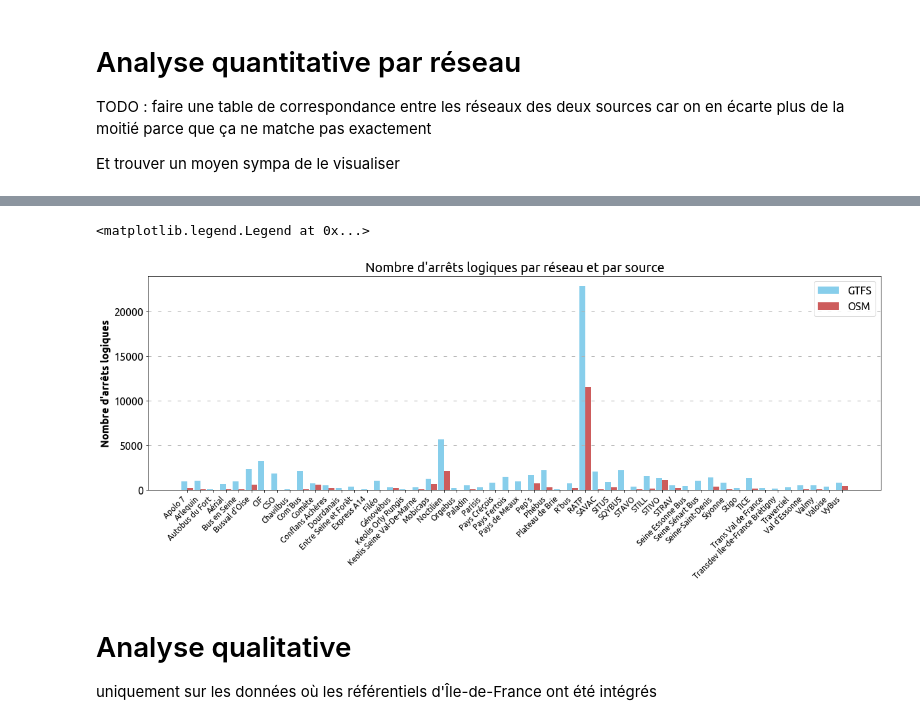
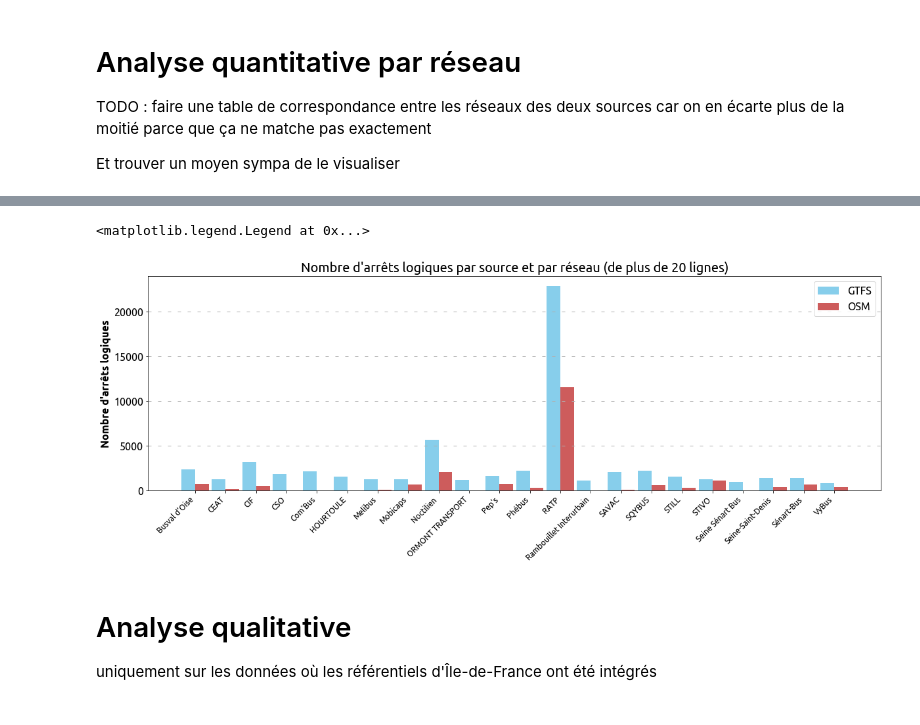
Before and after one commit to Jungle-Bus/ref-fr-STIF, a Jupyter notebook: audit_routepoints/idf_audit.ipynb, the cells around one changed output, grey strips where cells are left out. Drawn from its saved outputs; the diff is of its cells as text; code cells hidden in the pictures.

Commit message:
audit - enhance network matching + new image

```diff
--- a/audit_routepoints/idf_audit.ipynb
+++ b/audit_routepoints/idf_audit.ipynb
@@ -251,14 +295,19 @@ networks.head()
 # %%
+# Réseaux de plus de 20 lignes
+networks_20lines_and_more = networks[networks["gtfs_lines_count"] >= 20].copy()
+networks_20lines_and_more["label"] = networks_20lines_and_more["gtfs_lines_count"].apply(str)
+networks_20lines_and_more["label"] = networks_20lines_and_more["gtfs_agency_name"] + ' (' + \
+    networks_20lines_and_more["label"].astype(str) + ' lignes)'
 width = 0.25  # the width of the bars
-ind = np.arange(networks.shape[0])
+ind = np.arange(networks_20lines_and_more.shape[0])
 fig, ax = plt.subplots(figsize=(20, 6))
-rects = ax.bar(ind - width, networks['osm_couverture'],
+rects = ax.bar(ind, networks_20lines_and_more['osm_couverture'],
                 width, color='SkyBlue', label='% par réseau')
 ax.set_ylim(0, 100)
 ax.set_ylabel('%')
-ax.set_title('Comparaison du volume de route_points par réseau')
+ax.set_title('Comparaison du volume de route_points par réseau (plus de 20 lignes)')
 ax.set_xticks(ind)
-ax.set_xticklabels(networks["gtfs_agency_name"], rotation=45, ha='right')
+ax.set_xticklabels(networks_20lines_and_more["label"], rotation=45, ha='right')
 ax.legend()
 # %% [output]
 <matplotlib.legend.Legend at 0x...>
@@ -266,37 +355,37 @@ ax.legend()
 # %%
 # la première ligne fait un reset du style
 mpl.rcParams.update(inline_rc)
 # plt.style.use('seaborn-white')
 
 plt.rcParams['font.family'] = 'serif'
 plt.rcParams['font.serif'] = 'Ubuntu'
 plt.rcParams['font.monospace'] = 'Ubuntu Mono'
 plt.rcParams['font.size'] = 20
 plt.rcParams['axes.labelsize'] = 16
 plt.rcParams['axes.labelweight'] = 'bold'
 plt.rcParams['axes.titlesize'] = 20
 plt.rcParams['xtick.labelsize'] = 12
 plt.rcParams['ytick.labelsize'] = 16
 plt.rcParams['legend.fontsize'] = 16
 plt.rcParams['figure.titlesize'] = 22
 width = 0.45  # the width of the bars
-ind = np.arange(networks.shape[0])
+ind = np.arange(networks_20lines_and_more.shape[0])
 
 fig, ax = plt.subplots(figsize=(20, 6))
-rects1 = ax.bar(ind - width/2, networks["gtfs_routepoints_count"],
+rects1 = ax.bar(ind - width/2, networks_20lines_and_more["gtfs_routepoints_count"],
                 width, color='SkyBlue', label='GTFS')
-rects2 = ax.bar(ind + width/2, networks["osm_routepoints_count"],
+rects2 = ax.bar(ind + width/2, networks_20lines_and_more["osm_routepoints_count"],
                 width, color='IndianRed', label='OSM')
 ax.set_ylabel('Nombre d\'arrêts logiques')
-ax.set_title('Nombre d\'arrêts logiques par réseau et par source')
+ax.set_title('Nombre d\'arrêts logiques par source et par réseau (de plus de 20 lignes)')
 ax.set_xticks(ind)
-ax.set_xticklabels(networks["gtfs_agency_name"], rotation=45, ha='right')
+ax.set_xticklabels(networks_20lines_and_more["gtfs_agency_name"], rotation=45, ha='right')
 ax.grid(linestyle=(0, (5, 10)), axis='y', linewidth=1)
 
 ax.legend()
 # %% [output]
 <matplotlib.legend.Legend at 0x...>
-[figure, old version]
+[figure, new version]
 # %% [markdown]
 # Analyse qualitative
 
```
Also changed, not shown: parts of 8 cells of this notebook, 2 other files.
